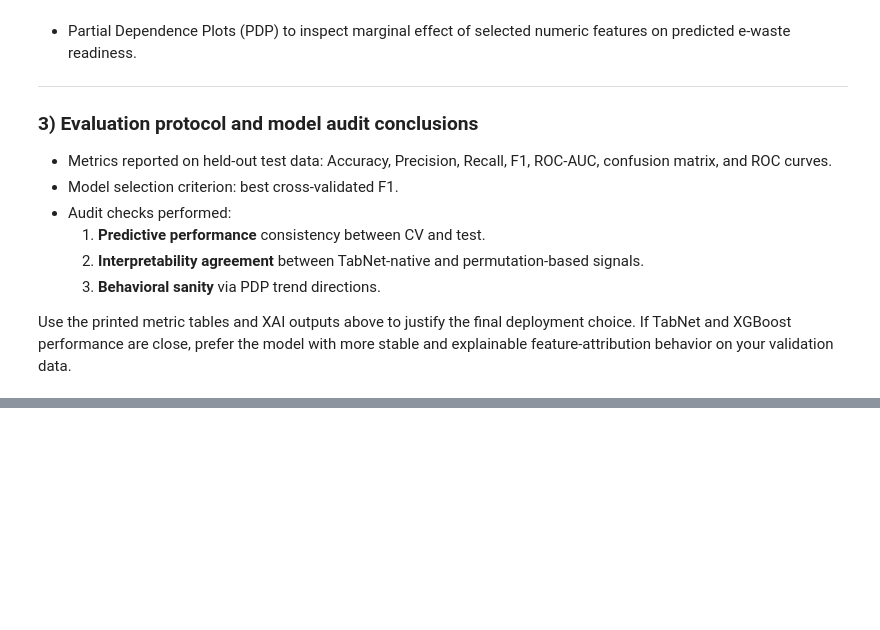
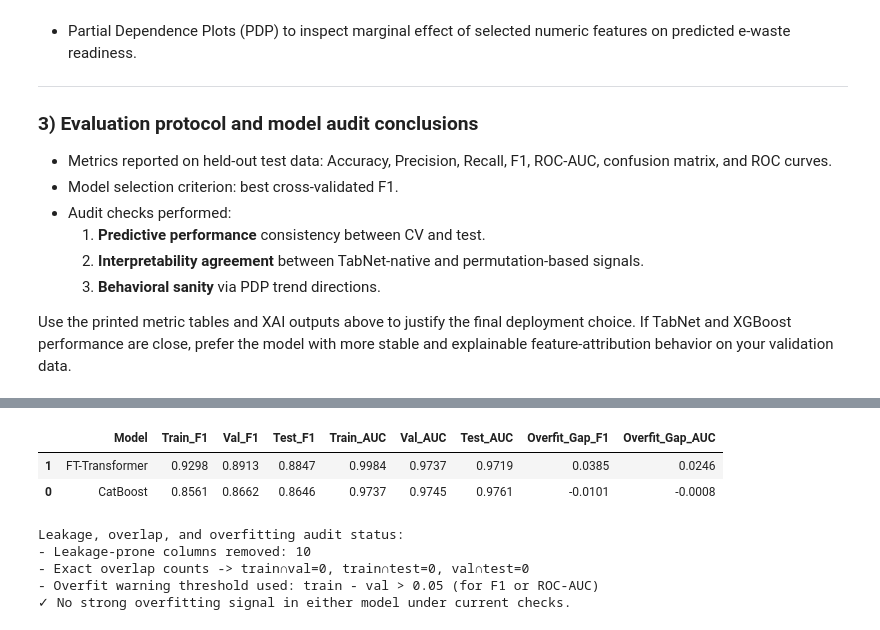
Before and after one commit to NsubugaIbrahim/TRAFFIC-SIGNS-RECOGNITION-MODEL, a Jupyter notebook: ibra.ipynb, the cells around one changed output, grey strips where cells are left out. Saved outputs shown, nothing was run; the diff lists cells and outputs as text; code cells hidden in the pictures; blank space fills up the shorter version.

```diff
--- a/ibra.ipynb
+++ b/ibra.ipynb
@@ -924,0 +1933,37 @@ plt.show()
+# %%
+# Final leakage/overlap/overfit audit summary for new models
+summary_rows = []
+for model_name, out in safe_results.items():
+    summary_rows.append({
+        'Model': model_name,
+        'Train_F1': round(out['train_metrics']['f1'], 4),
+        'Val_F1': round(out['val_metrics']['f1'], 4),
+        'Test_F1': round(out['test_metrics']['f1'], 4),
+        'Train_AUC': round(out['train_metrics']['roc_auc'], 4),
+        'Val_AUC': round(out['val_metrics']['roc_auc'], 4),
+        'Test_AUC': round(out['test_metrics']['roc_auc'], 4),
+        'Overfit_Gap_F1': round(out['overfit_gap_f1'], 4),
+        'Overfit_Gap_AUC': round(out['overfit_gap_auc'], 4),
+    })
+
+safe_comparison_df = pd.DataFrame(summary_rows).sort_values('Test_F1', ascending=False)
+display(safe_comparison_df)
+
+print('Leakage, overlap, and overfitting audit status:')
+print(f"- Leakage-prone columns removed: {len(drop_cols)}")
+print(f"- Exact overlap counts -> train∩val={overlap_train_val}, train∩test={overlap_train_test}, val∩test={overlap_val_test}")
+print("- Overfit warning threshold used: train - val > 0.05 (for F1 or ROC-AUC)")
+
+if ((safe_comparison_df['Overfit_Gap_F1'] > 0.05) | (safe_comparison_df['Overfit_Gap_AUC'] > 0.05)).any():
+    print('⚠️ At least one model shows overfitting signal. Consider stronger regularization / fewer epochs / stricter feature filtering.')
+else:
+    print('✓ No strong overfitting signal in either model under current checks.')
+# %% [output]
+|  | Model | Train_F1 | Val_F1 | Test_F1 | Train_AUC | Val_AUC | Test_AUC | Overfit_Gap_F1 | Overfit_Gap_AUC |
+| 1 | FT-Transformer | 0.9298 | 0.8913 | 0.8847 | 0.9984 | 0.9737 | 0.9719 | 0.0385 | 0.0246 |
+| 0 | CatBoost | 0.8561 | 0.8662 | 0.8646 | 0.9737 | 0.9745 | 0.9761 | -0.0101 | -0.0008 |
+Leakage, overlap, and overfitting audit status:
+- Leakage-prone columns removed: 10
+- Exact overlap counts -> train∩val=0, train∩test=0, val∩test=0
+- Overfit warning threshold used: train - val > 0.05 (for F1 or ROC-AUC)
+✓ No strong overfitting signal in either model under current checks.
```
Also changed, not shown: parts of 25 cells of this notebook, 39 other files.
